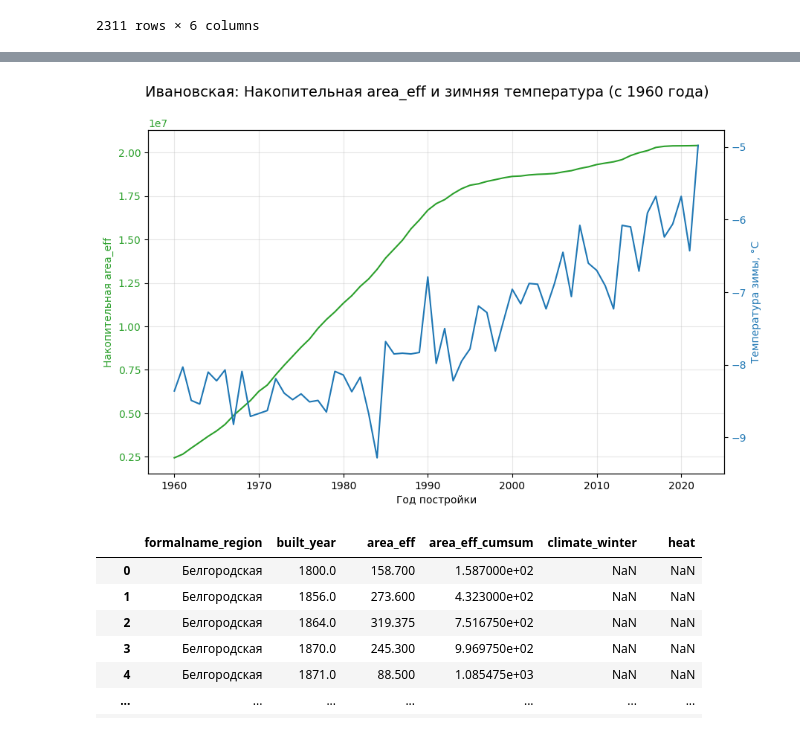
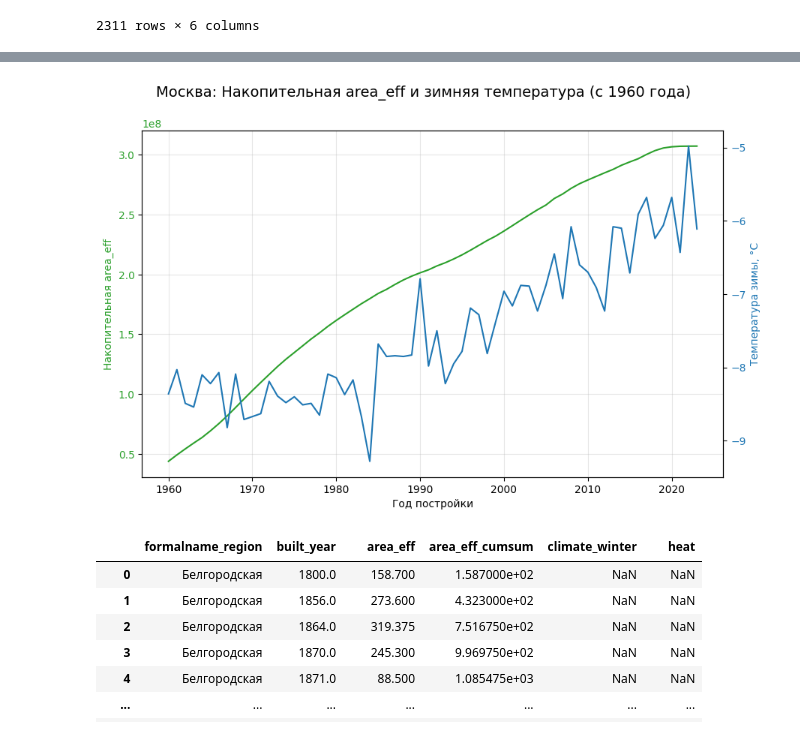
Before and after one commit to tyurin-a/Heat_regressions, a Jupyter notebook: CFD.ipynb, the cells around one changed output, grey strips where cells are left out. Drawn from its saved outputs; the diff is of its cells as text; code cells hidden in the pictures.

```diff
--- a/CFD.ipynb
+++ b/CFD.ipynb
@@ -113,8 +109,6 @@ plt.grid(axis="y", alpha=0.5)
 plt.show()
 # %% [output]
 [figure]
-# %%
-df = pd.read_excel(file_path, engine="openpyxl")
 # %%
 df["built_year"] = pd.to_numeric(df["built_year"], errors="coerce")
 
@@ -661,34 +655,34 @@ plt.show()
 # %%
 import matplotlib.pyplot as plt
 
 # фильтруем Москву с 1999 года
 df_moscow = df_final[
-    (df_final["formalname_region"] == "Ивановская") & (df_final["built_year"] >= 1960)
+    (df_final["formalname_region"] == "Москва") & (df_final["built_year"] >= 1960)
 ]
 
 fig, ax1 = plt.subplots(figsize=(10,6))
 
 # первая ось: area_eff_cumsum
 ax1.plot(df_moscow["built_year"], df_moscow["area_eff_cumsum"],
          color="tab:green", label="Area_eff_cumsum")
 ax1.set_xlabel("Год постройки")
 ax1.set_ylabel("Накопительная area_eff", color="tab:green")
 ax1.tick_params(axis="y", labelcolor="tab:green")
 
 # вторая ось: климат
 ax2 = ax1.twinx()
 ax2.plot(df_moscow["built_year"], df_moscow["climate_winter"],
          color="tab:blue", label="Температура (зима)")
 ax2.set_ylabel("Температура зимы, °C", color="tab:blue")
 ax2.tick_params(axis="y", labelcolor="tab:blue")
 
 # заголовок
-fig.suptitle("Ивановская: Накопительная area_eff и зимняя температура (с 1960 года)", fontsize=14)
+fig.suptitle("Москва: Накопительная area_eff и зимняя температура (с 1960 года)", fontsize=14)
 
 ax1.grid(alpha=0.3)
 plt.show()
 # %% [output]
-[figure, old version]
+[figure, new version]
 # %%
 df_final
 # %% [output]
```
Also changed, not shown: parts of 15 cells of this notebook.
